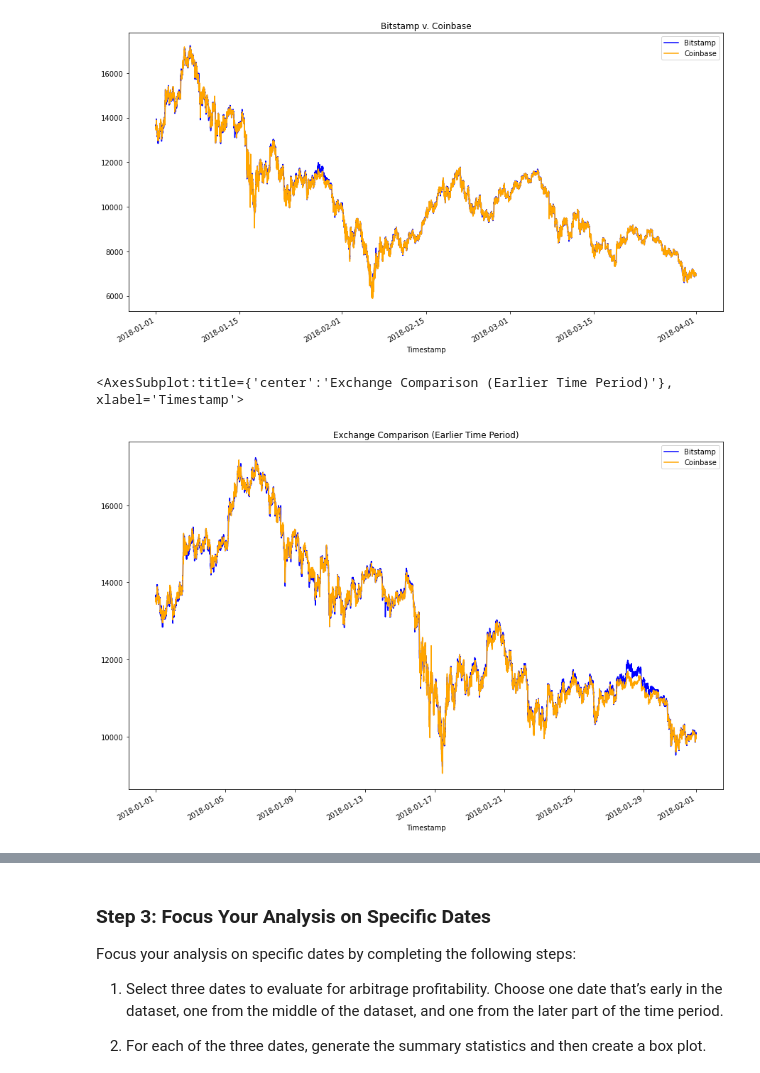
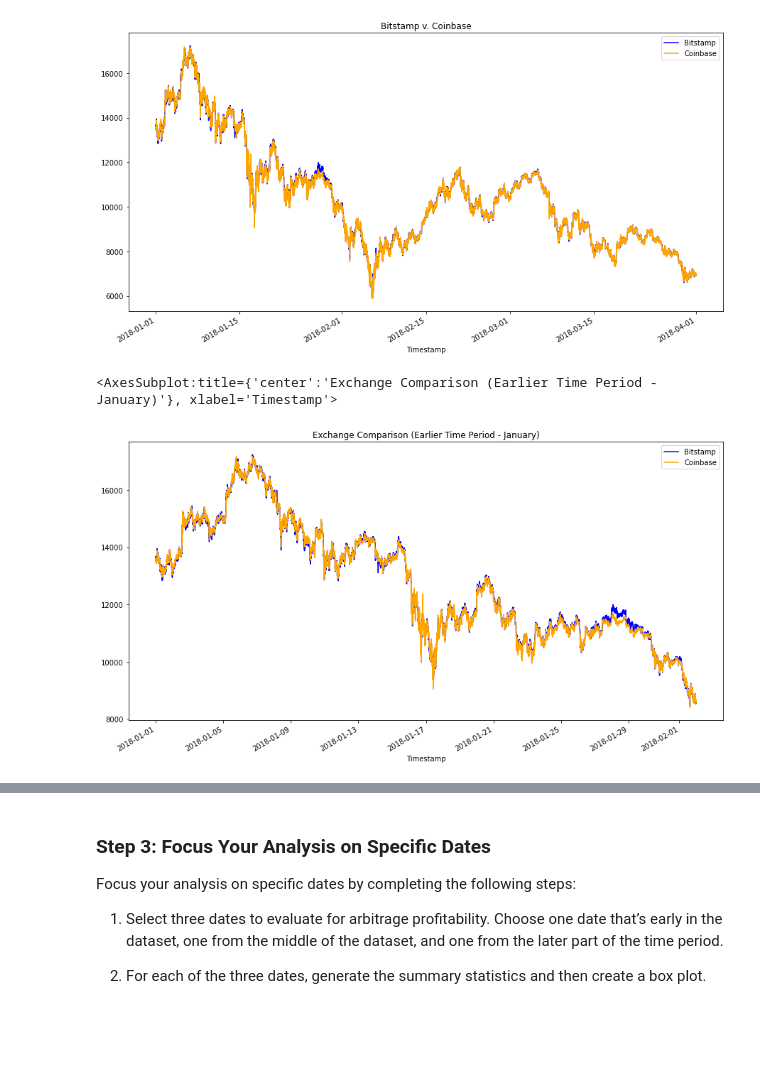
Before and after one commit to sububer/bitcoin_arbitrage, a Jupyter notebook: crypto_arbitrage.ipynb, the cells around one changed output, grey strips where cells are left out. Saved outputs shown, nothing was run; the diff lists cells and outputs as text; code cells hidden in the pictures; blank space fills up the shorter version.

Commit message:
overlays of early/late time periods

```diff
--- a/crypto_arbitrage.ipynb
+++ b/crypto_arbitrage.ipynb
@@ -354,11 +354,17 @@ coinbase_sliced['Close'].plot(legend=True, figsize=(15, 8), color="orange", labe
 # %%
 # Using the loc and plot functions, create an overlay plot that visualizes
 # the price action of both DataFrames for a one month period early in the dataset
 # Be sure to include the parameters: legend, figure size, title, and color and label
-# YOUR CODE HERE
+
+# overlay of early one month period
+# selecting Jan 1 -> Feb 1 2018, Exchange Comparison (Earlier Time Period)
+# 2018-01-01 -> 2018-02-01
+
+bitstamp_sliced['Close'].loc['2018-01-01':'2018-02-01'].plot(legend=True, figsize=(15, 8), title="Exchange Comparison (Earlier Time Period - January)", color="blue", label="Bitstamp")
+coinbase_sliced['Close'].loc['2018-01-01':'2018-02-01'].plot(legend=True, figsize=(15, 8), color="orange", label="Coinbase")
 # %% [output]
-<AxesSubplot:title={'center':'Exchange Comparison (Earlier Time Period)'}, xlabel='Timestamp'>
+<AxesSubplot:title={'center':'Exchange Comparison (Earlier Time Period - January)'}, xlabel='Timestamp'>
-[figure, old version]
+[figure, new version]
 # %%
 # Using the loc and plot functions, create an overlay plot that visualizes
 # the price action of both DataFrames for a one month period later in the dataset
```
Also changed, not shown: parts of 2 cells of this notebook.
